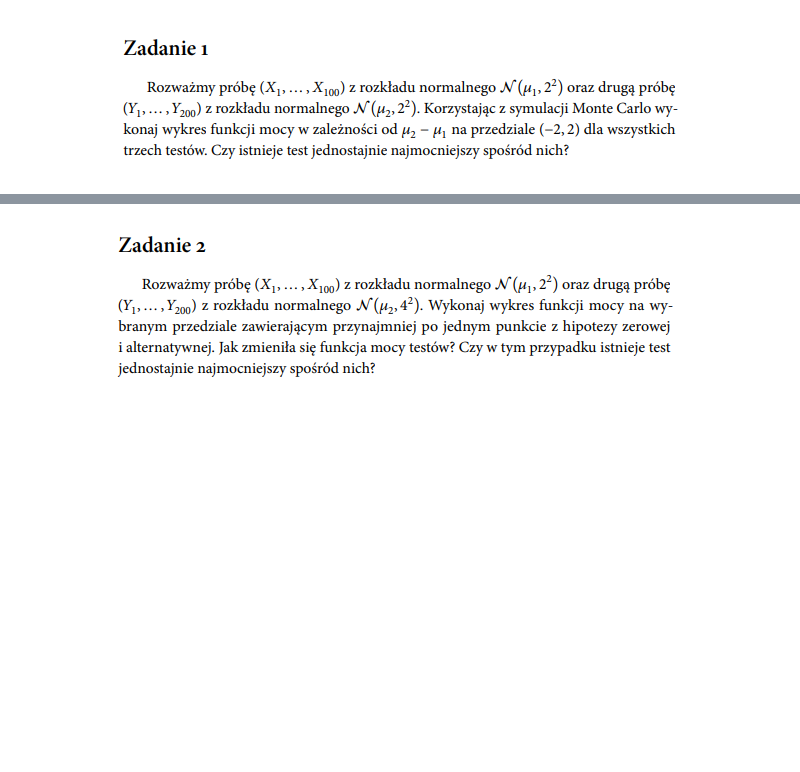
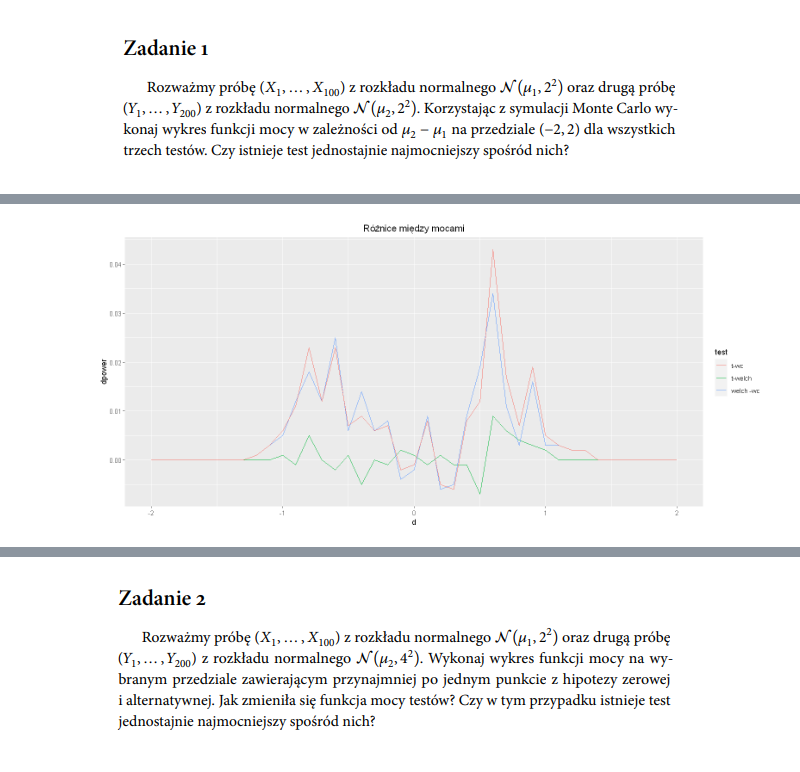
Before and after one commit to tashiamuffin/Pakiety_Statystyczne_2, a Jupyter notebook: chaos.ipynb, the cells around one changed output, grey strips where cells are left out. Drawn from its saved outputs; the diff is of its cells as text; code cells hidden in the pictures; blank space fills up the shorter version.

```diff
--- a/chaos.ipynb
+++ b/chaos.ipynb
@@ -121,3 +121,12 @@ points(d, mat[5,], col="blue")
+# %%
+p <- ggplot() + geom_line(aes(d, (mat[1,]-mat[2,]), color="t-welch")) +
+geom_line(aes(d, (mat[2,] - mat[3,]), color="welch -wc")) + geom_line(aes(d, (mat[1,] - mat[3,]), color="t-wc")) +
+ggtitle("Różnice między mocami") + labs(x="d", y ="dpower") +
+theme(plot.title = element_text(hjust = 0.5)) + guides(color = guide_legend(title = "test"))
+
+p
+# %% [output]
+[figure, added]
 # %%
 ggplot() + geom_point(aes(d, mat[1,], color="t-student")) +
  geom_point(aes(d, mat[2,], color="t-welch")) + geom_point(aes(d, mat[3,], color="wilcoxon")) +
```
Also changed, not shown: parts of 7 cells of this notebook, 1 other file.
